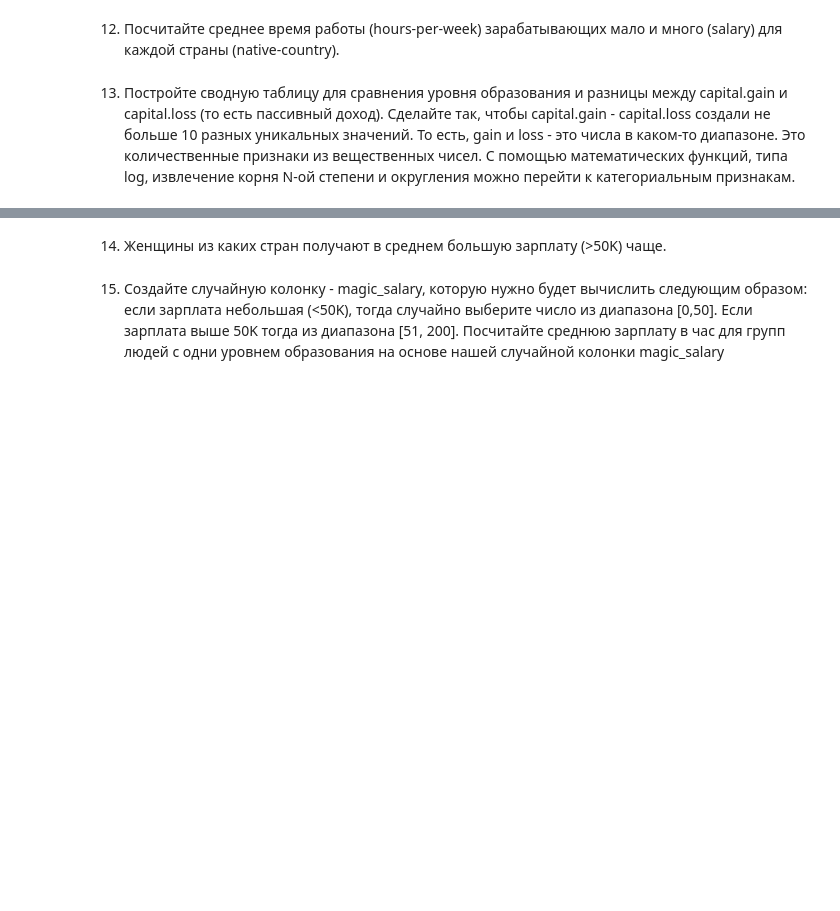
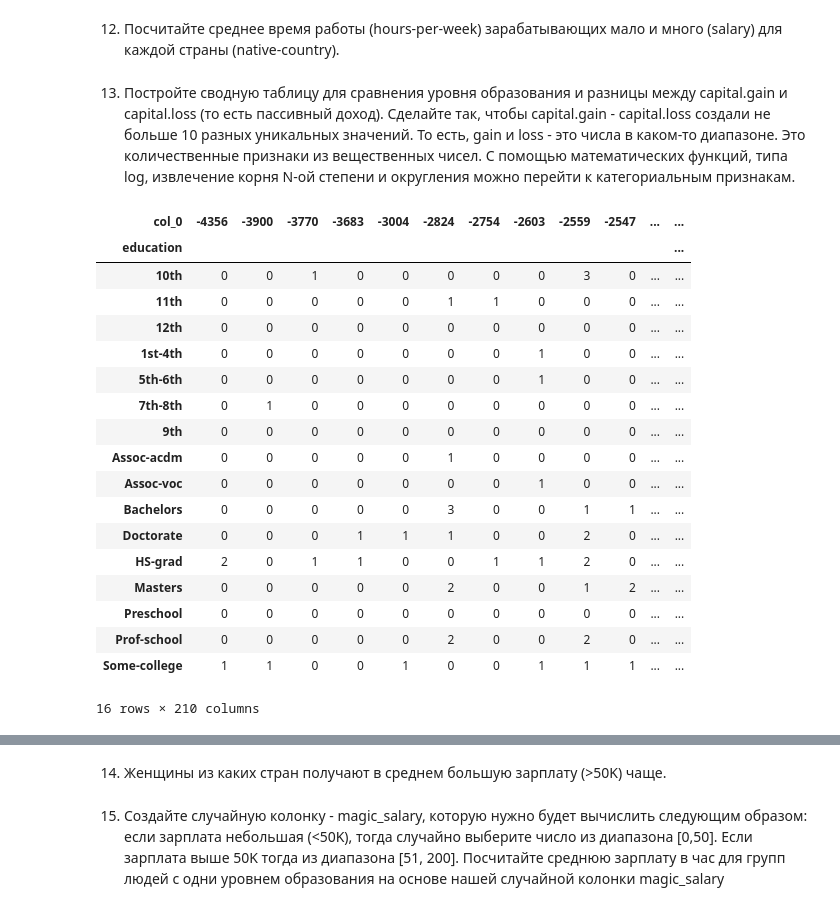
Before and after one commit to AlinaSabitova/Data_analytics_tools-, a Jupyter notebook: Pandas.ipynb, the cells around one changed output, grey strips where cells are left out. Cells and saved outputs as stored; diff of their text form; code cells hidden in the pictures; blank space fills up the shorter version.

```diff
--- a/Pandas.ipynb
+++ b/Pandas.ipynb
@@ -116,3 +155,25 @@ KeyError: ignored
 12. Посчитайте среднее время работы (hours-per-week) зарабатывающих мало и много (salary) для каждой страны (native-country).
 # %% [markdown]
 13. Постройте сводную таблицу для сравнения уровня образования и разницы между capital.gain и capital.loss (то есть пассивный доход). Сделайте так, чтобы capital.gain - capital.loss создали не больше 10 разных уникальных значений. То есть, gain и loss - это числа в каком-то диапазоне. Это количественные признаки из вещественных чисел. С помощью математических функций, типа log, извлечение корня N-ой степени и округления можно перейти к категориальным признакам.
+# %%
+pd.crosstab(df['education'], df['capital.gain']-df['capital.loss'])
+# %% [output]
+| col_0 | -4356 | -3900 | -3770 | -3683 | -3004 | -2824 | -2754 | -2603 | -2559 | -2547 | ... | ... |
+| education |  |  |  |  |  |  |  |  |  |  |  | ... |
+| 10th | 0 | 0 | 1 | 0 | 0 | 0 | 0 | 0 | 3 | 0 | ... | ... |
+| 11th | 0 | 0 | 0 | 0 | 0 | 1 | 1 | 0 | 0 | 0 | ... | ... |
+| 12th | 0 | 0 | 0 | 0 | 0 | 0 | 0 | 0 | 0 | 0 | ... | ... |
+| 1st-4th | 0 | 0 | 0 | 0 | 0 | 0 | 0 | 1 | 0 | 0 | ... | ... |
+| 5th-6th | 0 | 0 | 0 | 0 | 0 | 0 | 0 | 1 | 0 | 0 | ... | ... |
+| 7th-8th | 0 | 1 | 0 | 0 | 0 | 0 | 0 | 0 | 0 | 0 | ... | ... |
+| 9th | 0 | 0 | 0 | 0 | 0 | 0 | 0 | 0 | 0 | 0 | ... | ... |
+| Assoc-acdm | 0 | 0 | 0 | 0 | 0 | 1 | 0 | 0 | 0 | 0 | ... | ... |
+| Assoc-voc | 0 | 0 | 0 | 0 | 0 | 0 | 0 | 1 | 0 | 0 | ... | ... |
+| Bachelors | 0 | 0 | 0 | 0 | 0 | 3 | 0 | 0 | 1 | 1 | ... | ... |
+| Doctorate | 0 | 0 | 0 | 1 | 1 | 1 | 0 | 0 | 2 | 0 | ... | ... |
+| HS-grad | 2 | 0 | 1 | 1 | 0 | 0 | 1 | 1 | 2 | 0 | ... | ... |
+| Masters | 0 | 0 | 0 | 0 | 0 | 2 | 0 | 0 | 1 | 2 | ... | ... |
+| Preschool | 0 | 0 | 0 | 0 | 0 | 0 | 0 | 0 | 0 | 0 | ... | ... |
+| Prof-school | 0 | 0 | 0 | 0 | 0 | 2 | 0 | 0 | 2 | 0 | ... | ... |
+| Some-college | 1 | 1 | 0 | 0 | 1 | 0 | 0 | 1 | 1 | 1 | ... | ... |
+16 rows × 210 columns
```
Also changed, not shown: parts of 10 cells of this notebook.
